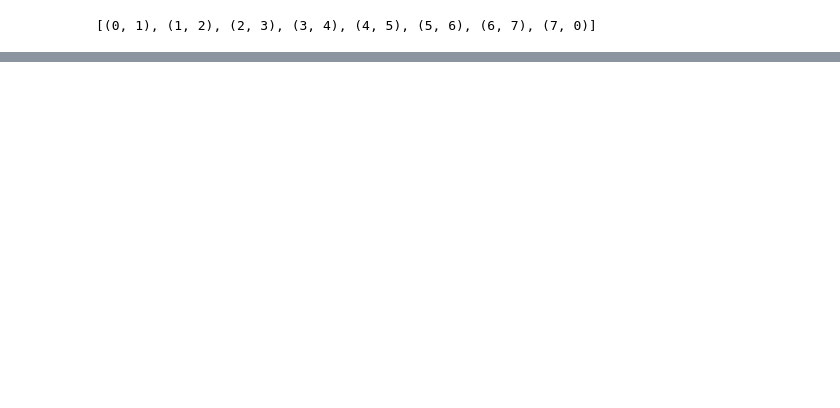
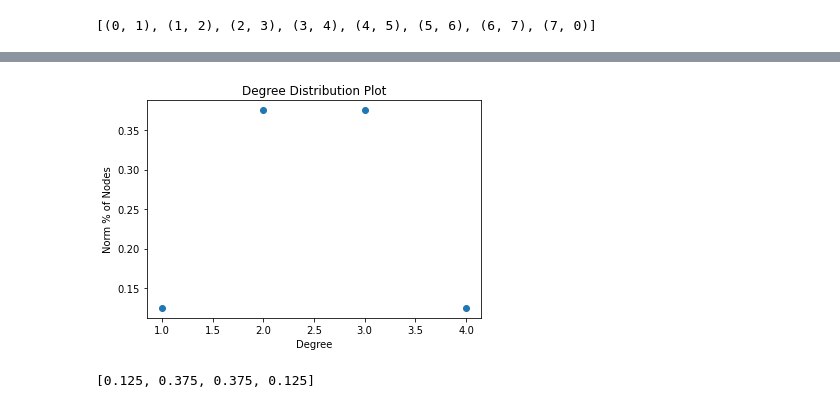
Before and after one commit to LilaShiba/aiValuesConstruct, a Jupyter notebook: dataAnalysis.ipynb, the cells around one changed output, grey strips where cells are left out. Cells and saved outputs as stored; diff of their text form; code cells hidden in the pictures; blank space fills up the shorter version.

```diff
--- a/dataAnalysis.ipynb
+++ b/dataAnalysis.ipynb
@@ -201,0 +271,5 @@ pnGraph(G1)
+# %%
+pnGraph(G4)
+# %% [output]
+[figure, added]
+[0.125, 0.375, 0.375, 0.125]
```
Also changed, not shown: parts of 21 cells of this notebook.
